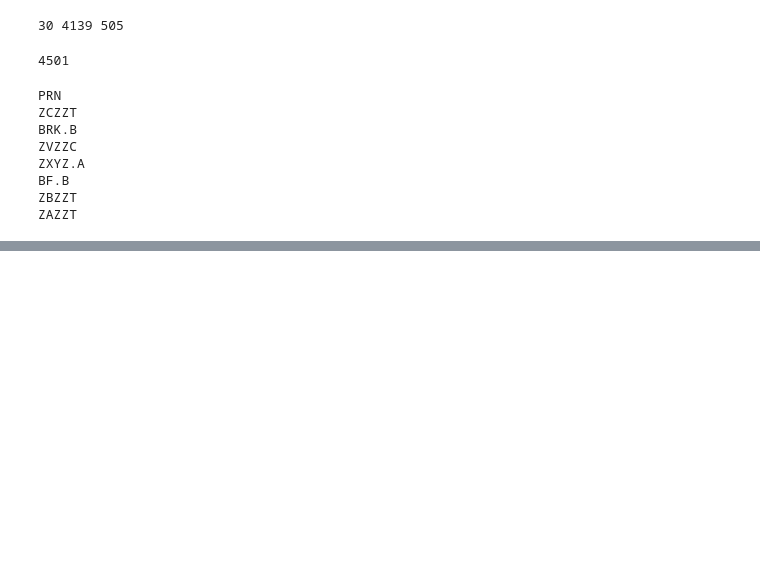
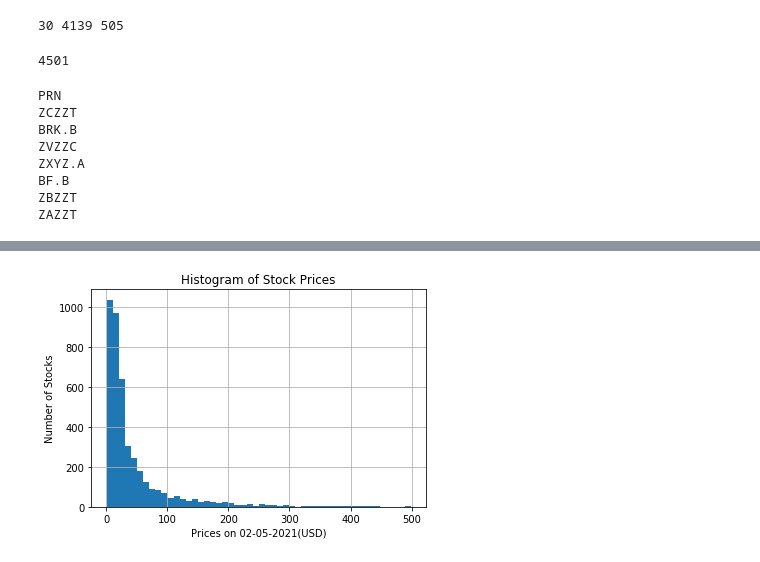
Before and after one commit to Vivian0105/Stock_Investment, a Jupyter notebook: Yahoo_stock.ipynb, the cells around one changed output, grey strips where cells are left out. Drawn from its saved outputs; the diff is of its cells as text; code cells hidden in the pictures; blank space fills up the shorter version.

```diff
--- a/Yahoo_stock.ipynb
+++ b/Yahoo_stock.ipynb
@@ -43,0 +96,5 @@ len(exist_tickers)
+# %%
+df=pd.read_excel("Stock_Price.xlsx", index_col=0,parse_dates=True)
+df.index.name="dates"
+# %%
+df_fiveyear=df.loc[dt.datetime(2016,1,4):]
@@ -43,0 +103,8 @@ len(exist_tickers)
+# %%
+df_fiveyear.iloc[-1][df_fiveyear.columns[df_fiveyear.iloc[-1]<500]].hist(bins=50)
+plt.xlabel("Prices on 02-05-2021(USD)")
+plt.ylabel("Number of Stocks")
+plt.title("Histogram of Stock Prices")
+plt.savefig("PriceHistogram.png")
+# %% [output]
+[figure, added]
```
Also changed, not shown: parts of 20 cells of this notebook.
